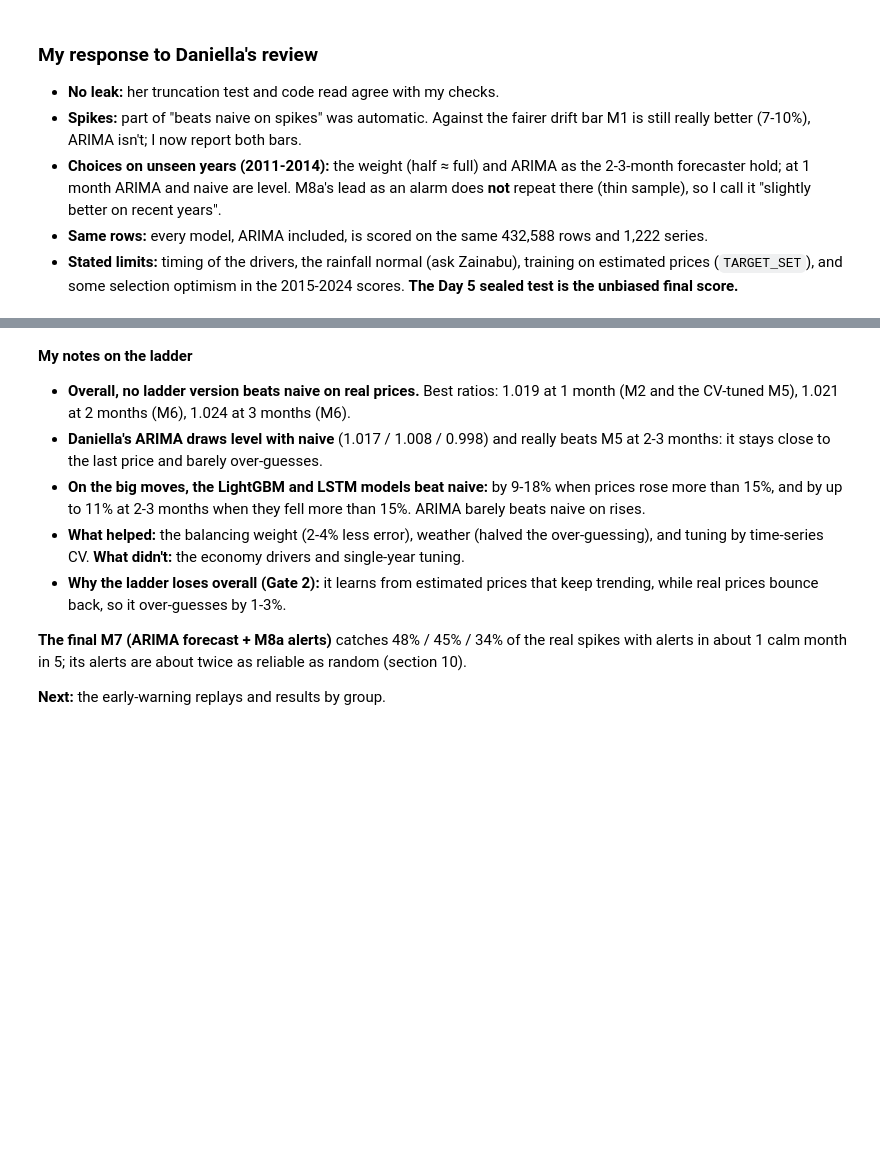
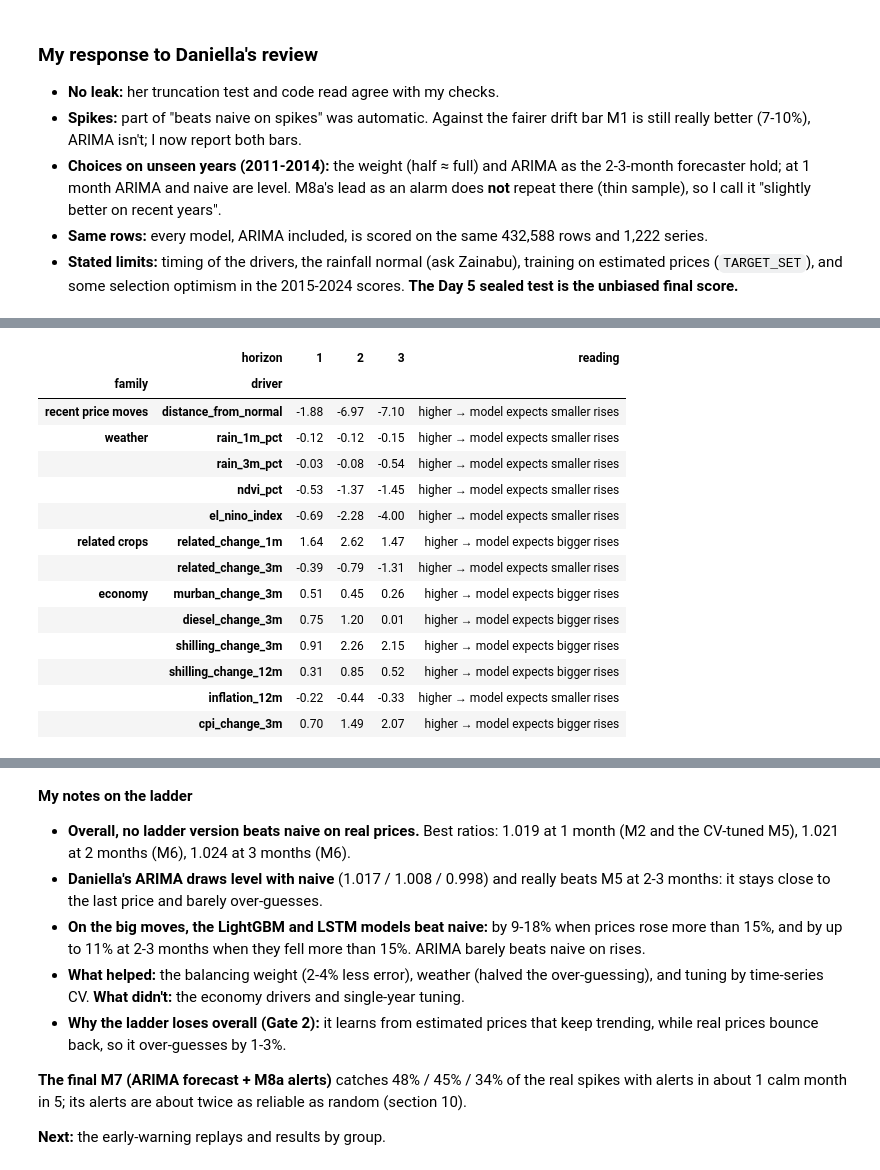
Before and after one commit to samerickwaks/sokoradar, a Jupyter notebook: notebooks/modelling/02_model_build.ipynb, the cells around one changed output, grey strips where cells are left out. Drawn from its saved outputs; the diff is of its cells as text; code cells hidden in the pictures; blank space fills up the shorter version.

```diff
--- a/notebooks/modelling/02_model_build.ipynb
+++ b/notebooks/modelling/02_model_build.ipynb
@@ -3681,0 +3809,32 @@ print(len(DECISIONS), "decisions logged")
+# %%
+# Drivers step 3: which way each driver pushes: average SHAP when the driver is high (top 25%) minus when it is low (bottom 25%)
+OUTSIDE = DRIVER_GROUPS["weather"] + DRIVER_GROUPS["related crops"] + DRIVER_GROUPS["economy"]
+rows = []
+for h, g_rows in shap_rows.groupby("horizon"):
+    for c in ["distance_from_normal"] + OUTSIDE:
+        v = g_rows[f"value_{c}"]
+        lo, hi = v.quantile([0.25, 0.75])
+        rows.append({"driver": c, "family": GROUP_OF[c], "horizon": h,
+                     "push when high − when low (points)": g_rows.loc[v >= hi, f"shap_{c}"].mean() - g_rows.loc[v <= lo, f"shap_{c}"].mean()})
+direction = pd.DataFrame(rows).pivot_table(index=["family", "driver"], columns="horizon",
+                                           values="push when high − when low (points)", sort=False).round(2)
+average = direction[HORIZONS].mean(axis=1)
+direction["reading"] = np.where(average > 0.1, "higher → model expects bigger rises",
+                                np.where(average < -0.1, "higher → model expects smaller rises", "little effect"))
+direction
+# %% [output]
+|  | horizon | 1 | 2 | 3 | reading |
+| family | driver |  |  |  |  |
+| recent price moves | distance_from_normal | -1.88 | -6.97 | -7.10 | higher → model expects smaller rises |
+| weather | rain_1m_pct | -0.12 | -0.12 | -0.15 | higher → model expects smaller rises |
+|  | rain_3m_pct | -0.03 | -0.08 | -0.54 | higher → model expects smaller rises |
+|  | ndvi_pct | -0.53 | -1.37 | -1.45 | higher → model expects smaller rises |
+|  | el_nino_index | -0.69 | -2.28 | -4.00 | higher → model expects smaller rises |
+| related crops | related_change_1m | 1.64 | 2.62 | 1.47 | higher → model expects bigger rises |
+|  | related_change_3m | -0.39 | -0.79 | -1.31 | higher → model expects smaller rises |
+| economy | murban_change_3m | 0.51 | 0.45 | 0.26 | higher → model expects bigger rises |
+|  | diesel_change_3m | 0.75 | 1.20 | 0.01 | higher → model expects bigger rises |
+|  | shilling_change_3m | 0.91 | 2.26 | 2.15 | higher → model expects bigger rises |
+|  | shilling_change_12m | 0.31 | 0.85 | 0.52 | higher → model expects bigger rises |
+|  | inflation_12m | -0.22 | -0.44 | -0.33 | higher → model expects smaller rises |
+|  | cpi_change_3m | 0.70 | 1.49 | 2.07 | higher → model expects bigger rises |
```
Also changed, not shown: parts of 14 cells of this notebook.
